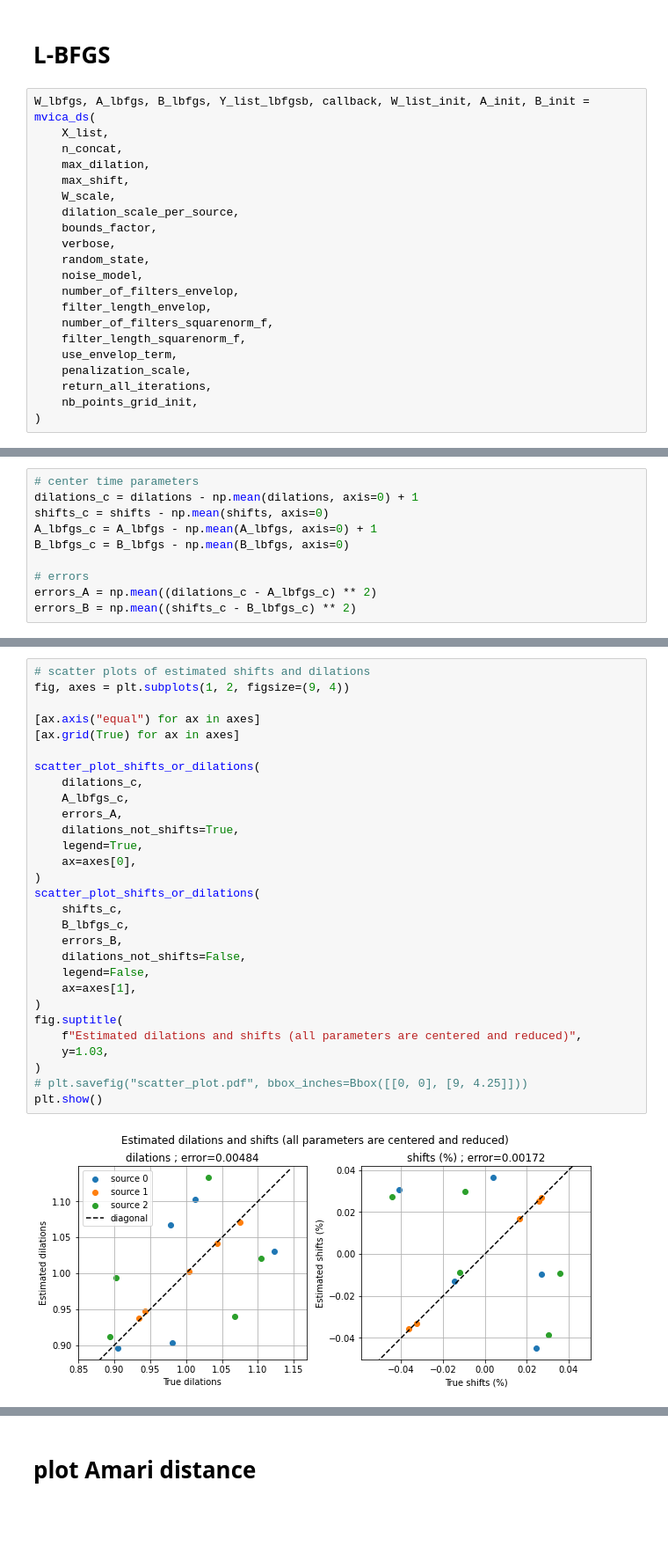
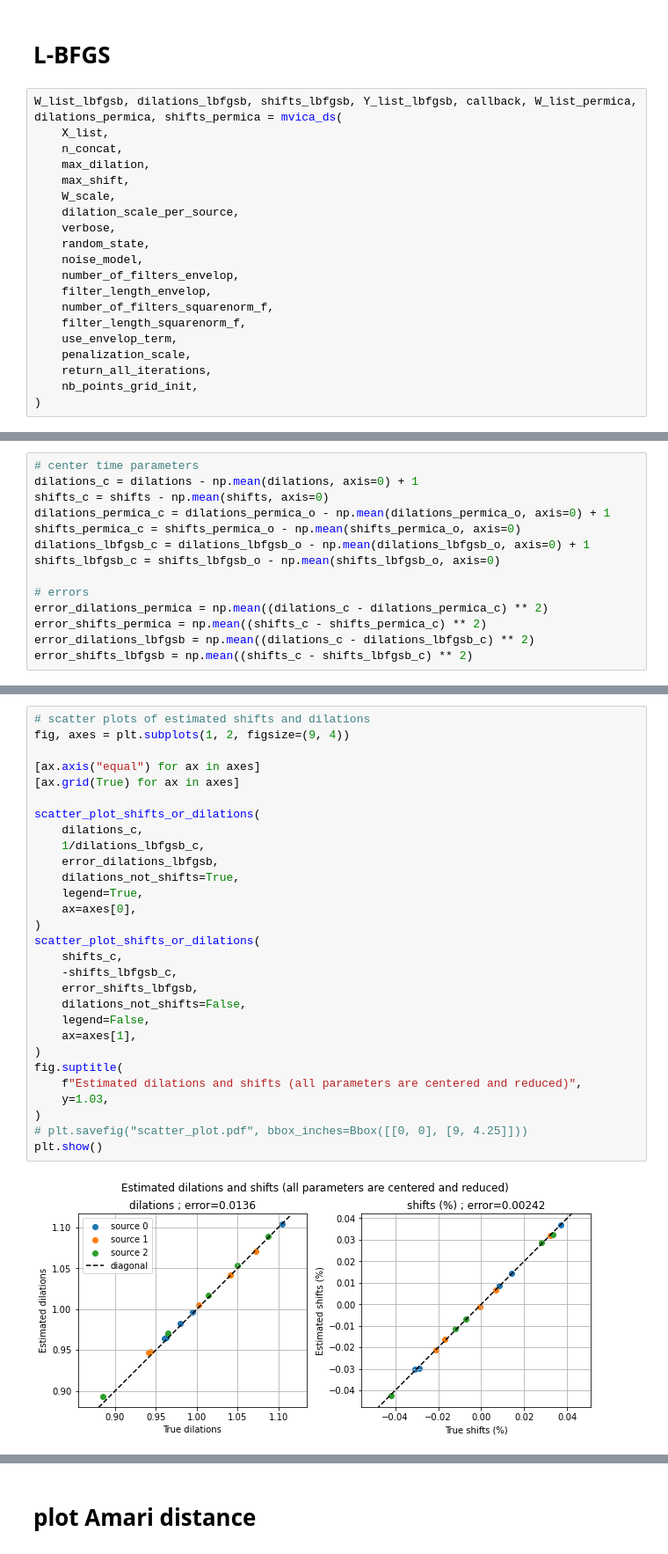
Before and after one commit to AmbroiseHeurtebise/internship_m2, a Jupyter notebook: multiviewica_dilations_shifts/test_mvica_ds.ipynb, the cells around one changed output, grey strips where cells are left out. Shown at 88% size. Saved outputs shown, nothing was run; the diff lists cells and outputs as text; blank space fills up the shorter version.

Commit message:
many changes including: change variable names, fix error with n_concat in apply_delays function

```diff
--- a/multiviewica_dilations_shifts/test_mvica_ds.ipynb
+++ b/multiviewica_dilations_shifts/test_mvica_ds.ipynb
@@ -72,14 +71,13 @@ plot_sources_3d(S_list);
 # %% [markdown]
 # L-BFGS
 # %%
-W_lbfgs, A_lbfgs, B_lbfgs, Y_list_lbfgsb, callback, W_list_init, A_init, B_init = mvica_ds(
+W_list_lbfgsb, dilations_lbfgsb, shifts_lbfgsb, Y_list_lbfgsb, callback, W_list_permica, dilations_permica, shifts_permica = mvica_ds(
     X_list,
     n_concat,
     max_dilation,
     max_shift,
     W_scale,
     dilation_scale_per_source,
-    bounds_factor,
     verbose,
     random_state,
     noise_model,
@@ -147,9 +142,13 @@ array([[1.1245372 , 1.1295446 , 1.04976731],
 # center time parameters
 dilations_c = dilations - np.mean(dilations, axis=0) + 1
 shifts_c = shifts - np.mean(shifts, axis=0)
-A_lbfgs_c = A_lbfgs - np.mean(A_lbfgs, axis=0) + 1
-B_lbfgs_c = B_lbfgs - np.mean(B_lbfgs, axis=0)
+dilations_permica_c = dilations_permica_o - np.mean(dilations_permica_o, axis=0) + 1
+shifts_permica_c = shifts_permica_o - np.mean(shifts_permica_o, axis=0)
+dilations_lbfgsb_c = dilations_lbfgsb_o - np.mean(dilations_lbfgsb_o, axis=0) + 1
+shifts_lbfgsb_c = shifts_lbfgsb_o - np.mean(shifts_lbfgsb_o, axis=0)
 
 # errors
-errors_A = np.mean((dilations_c - A_lbfgs_c) ** 2)
-errors_B = np.mean((shifts_c - B_lbfgs_c) ** 2)
+error_dilations_permica = np.mean((dilations_c - dilations_permica_c) ** 2)
+error_shifts_permica = np.mean((shifts_c - shifts_permica_c) ** 2)
+error_dilations_lbfgsb = np.mean((dilations_c - dilations_lbfgsb_c) ** 2)
+error_shifts_lbfgsb = np.mean((shifts_c - shifts_lbfgsb_c) ** 2)
@@ -156,31 +206,31 @@ errors_B = np.mean((shifts_c - B_lbfgs_c) ** 2)
 # %%
 # scatter plots of estimated shifts and dilations
 fig, axes = plt.subplots(1, 2, figsize=(9, 4))
 
 [ax.axis("equal") for ax in axes]
 [ax.grid(True) for ax in axes]
 
 scatter_plot_shifts_or_dilations(
     dilations_c,
-    A_lbfgs_c,
-    errors_A,
+    1/dilations_lbfgsb_c,
+    error_dilations_lbfgsb,
     dilations_not_shifts=True,
     legend=True,
     ax=axes[0],
 )
 scatter_plot_shifts_or_dilations(
     shifts_c,
-    B_lbfgs_c,
-    errors_B,
+    -shifts_lbfgsb_c,
+    error_shifts_lbfgsb,
     dilations_not_shifts=False,
     legend=False,
     ax=axes[1],
 )
 fig.suptitle(
     f"Estimated dilations and shifts (all parameters are centered and reduced)",
     y=1.03,
 )
 # plt.savefig("scatter_plot.pdf", bbox_inches=Bbox([[0, 0], [9, 4.25]]))
 plt.show()
 # %% [output]
-[figure, old version]
+[figure, new version]
```
Also changed, not shown: parts of 20 cells of this notebook, 3 other files.
